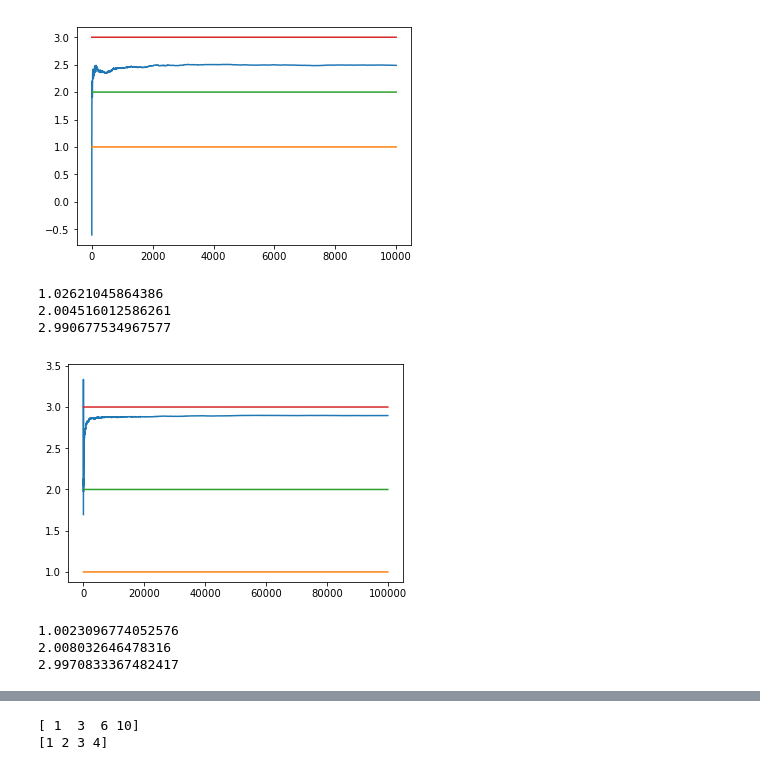
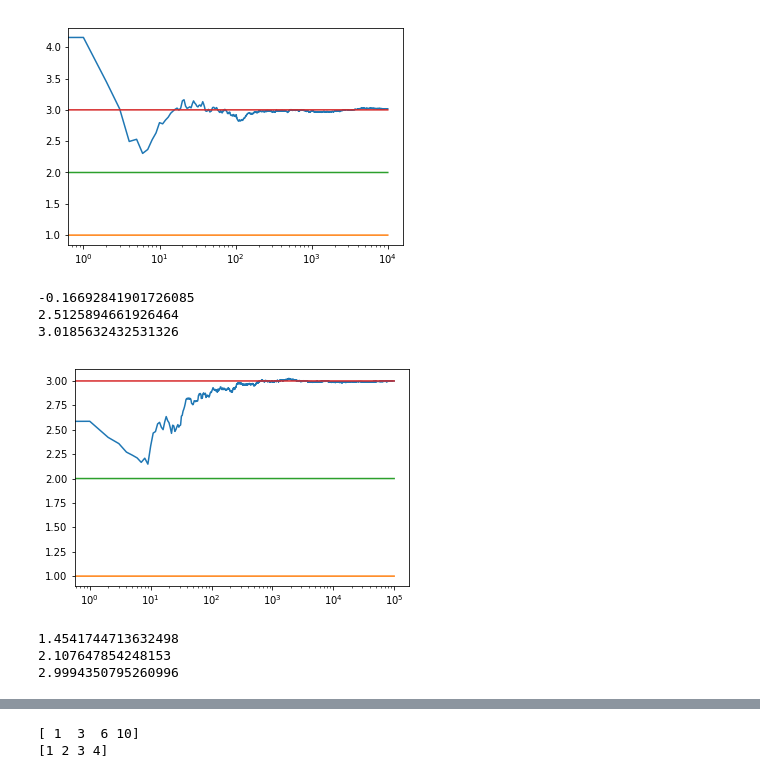
Before and after one commit to ddhruvkr/ReinforcementLearning, a Jupyter notebook: epsilon_greedy.ipynb, the cells around one changed output, grey strips where cells are left out. Saved outputs shown, nothing was run; the diff lists cells and outputs as text; code cells hidden in the pictures.

```diff
--- a/epsilon_greedy.ipynb
+++ b/epsilon_greedy.ipynb
@@ -33,7 +65,7 @@ def experiment(m1, m2, m3, eps, N):
     armSelectionData = np.empty(N)
     for i in range(N):
         randomNumber = np.random.random()
-        if (randomNumber < eps):
+        if (randomNumber < eps/(i+1)):
             arm = np.random.choice(3)
         else:
             arm = np.argmax([b.mean for b in bandits])
@@ -51,7 +83,7 @@ def experiment(m1, m2, m3, eps, N):
     plt.plot(np.ones(N)*m1)
     plt.plot(np.ones(N)*m2)
     plt.plot(np.ones(N)*m3)
-    #plt.xscale('log')
+    plt.xscale('log')
     plt.show()
     #print(armSelectionData + 1)
     for b in bandits:
@@ -60,19 +92,19 @@ def experiment(m1, m2, m3, eps, N):
     return cumulative_average
 # %%
 if __name__ == '__main__':
-    c_1 = experiment(1.0, 2.0, 3.0, 0.5, 10000)
+    c_5 = experiment(1.0, 2.0, 3.0, 0.5, 10000)
 # %% [output]
-[figure, old version]
+[figure, new version]
-1.02621045864386
-2.004516012586261
-2.990677534967577
+-0.16692841901726085
+2.5125894661926464
+3.0185632432531326
 # %%
-    c_05 = experiment(1.0, 2.0, 3.0, 0.1, 100000)
+    c_decay = experiment_decay(1.0, 2.0, 3.0, 100000)
 # %% [output]
-[figure, old version]
+[figure, new version]
-1.0023096774052576
-2.008032646478316
-2.9970833367482417
+1.4541744713632498
+2.107647854248153
+2.9994350795260996
 # %%
     c_01 = experiment(1.0, 2.0, 3.0, 0.0001, 100000)
     #with small values of eps, the estimated means would not be very constant,
```
Also changed, not shown: parts of 3 cells of this notebook, 3 other files.
